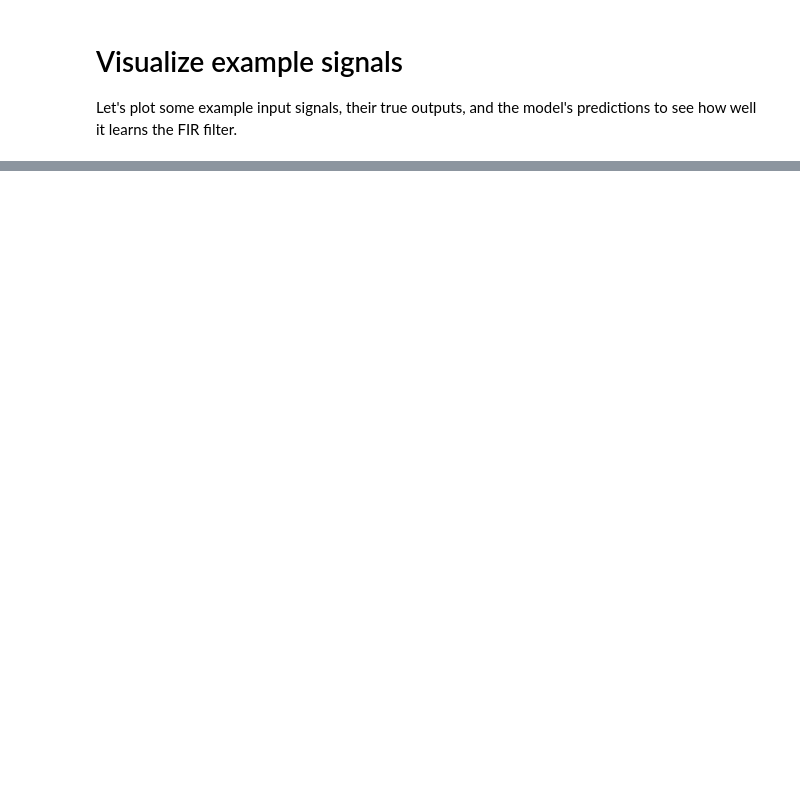
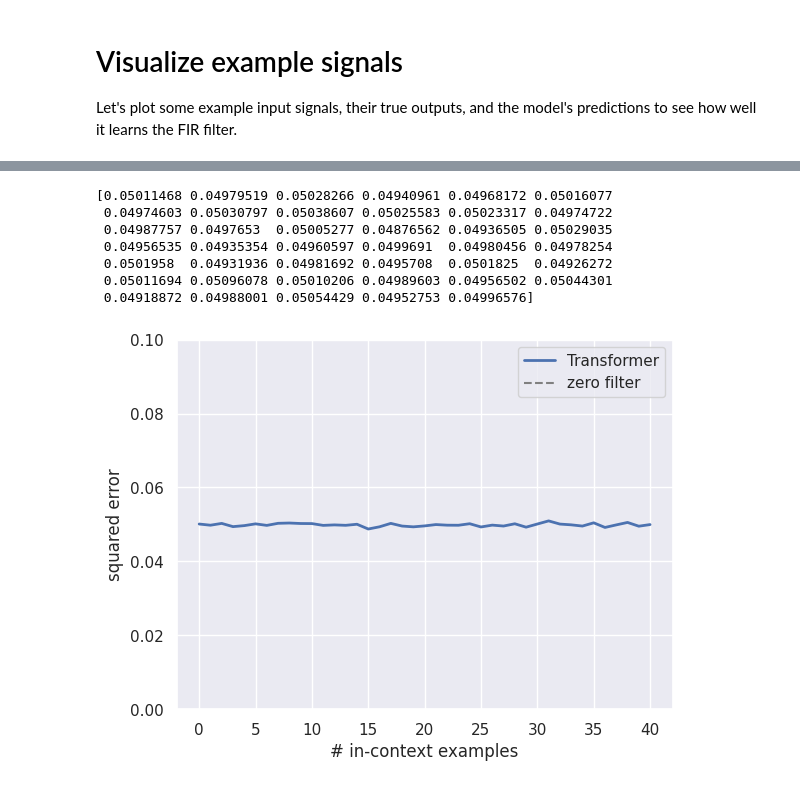
Before and after one commit to leonkornfeld/182-Final-Project, a Jupyter notebook: src/eval.ipynb, the cells around one changed output, grey strips where cells are left out. Drawn from its saved outputs; the diff is of its cells as text; code cells hidden in the pictures; blank space fills up the shorter version.

```diff
--- a/src/eval.ipynb
+++ b/src/eval.ipynb
@@ -197,0 +301,4 @@ print(f"MSE for final point: {final_error:.6f}")
+# %%
+task = task_sampler()
+xs = data_sampler.sample_xs(b_size=batch_size, n_points=conf_freq.training.curriculum.points.end)
+ys = task.evaluate(xs)
@@ -197,0 +337,5 @@ print(f"MSE for final point: {final_error:.6f}")
+# %%
+with torch.no_grad():
+    xs_device = xs.to(model_freq.device if hasattr(model_freq, 'device') else device)
+    ys_device = ys.to(model_freq.device if hasattr(model_freq, 'device') else device)
+    pred_freq = model_freq(xs_device, ys_device).cpu()
@@ -197,0 +350,27 @@ print(f"MSE for final point: {final_error:.6f}")
+# %%
+#Frequency Domain
+metric = task.get_metric()
+# Compute per-point MSE
+preds_np = pred_freq_to_time.cpu().numpy()
+ys_np = ys_freq_to_time.cpu().numpy()
+loss = ((preds_np - ys_np) ** 2).mean(axis=(0, 2))  # mean over batch and features, keep n_points
+print(loss)
+# Baseline for signal_conv: zero filter (output = 0)
+baseline = 1.0
+
+plt.plot(loss, lw=2, label="Transformer")
+plt.axhline(baseline, ls="--", color="gray", label="zero filter")
+plt.xlabel("# in-context examples")
+plt.ylabel("squared error")
+plt.ylim(0, .1)
+plt.legend()
+plt.show()
+# %% [output]
+[0.05011468 0.04979519 0.05028266 0.04940961 0.04968172 0.05016077
+ 0.04974603 0.05030797 0.05038607 0.05025583 0.05023317 0.04974722
+ 0.04987757 0.0497653  0.05005277 0.04876562 0.04936505 0.05029035
+ 0.04956535 0.04935354 0.04960597 0.0499691  0.04980456 0.04978254
+ 0.0501958  0.04931936 0.04981692 0.0495708  0.0501825  0.04926272
+ 0.05011694 0.05096078 0.05010206 0.04989603 0.04956502 0.05044301
+ 0.04918872 0.04988001 0.05054429 0.04952753 0.04996576]
+[figure, added]
```
Also changed, not shown: parts of 25 cells of this notebook, 7 other files.
